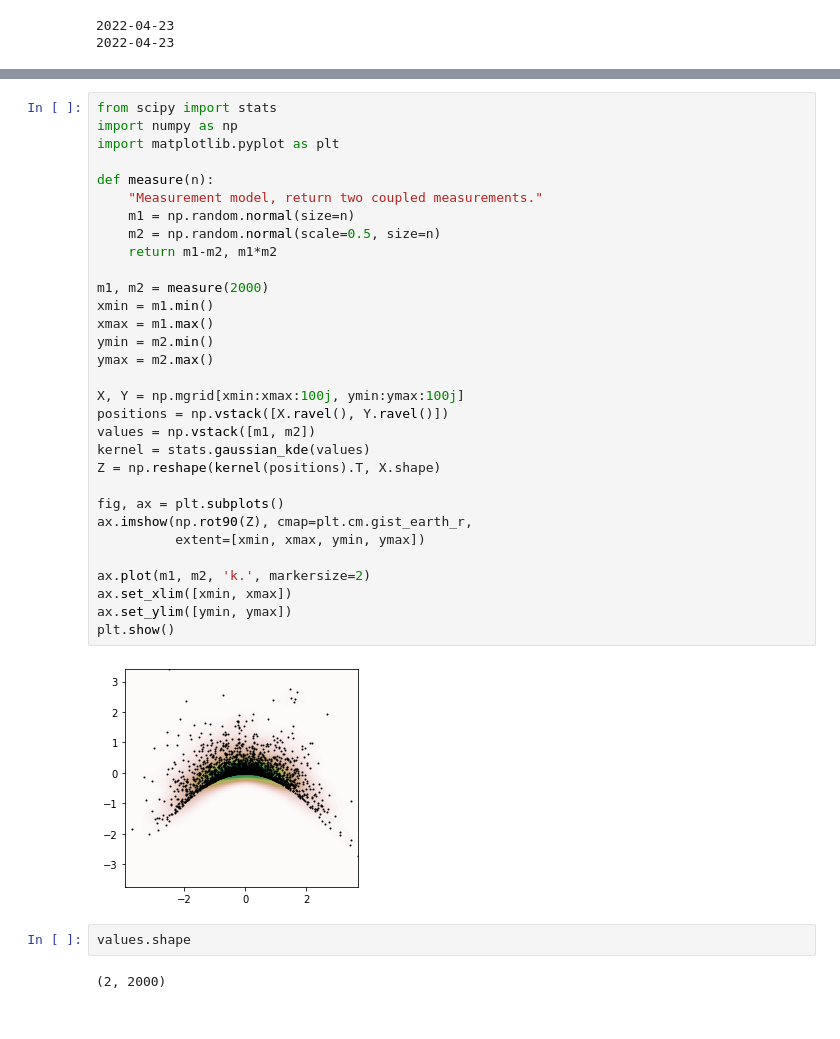
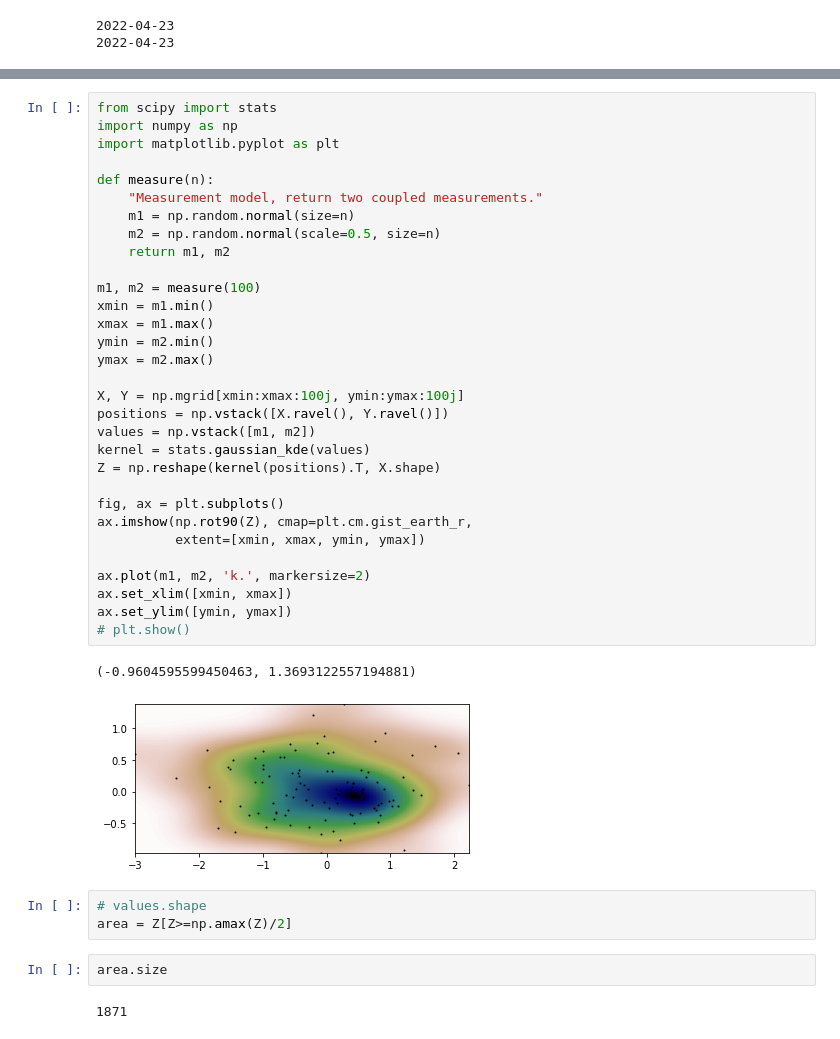
Before and after one commit to Damzo/Solar-Collector-App, a Jupyter notebook: testings.ipynb, the cells around one changed output, grey strips where cells are left out. Cells and saved outputs as stored; diff of their text form.

```diff
--- a/testings.ipynb
+++ b/testings.ipynb
@@ -139,37 +152,41 @@ plt.show()
 # %%
 from scipy import stats
 import numpy as np
 import matplotlib.pyplot as plt
 
 def measure(n):
     "Measurement model, return two coupled measurements."
     m1 = np.random.normal(size=n)
     m2 = np.random.normal(scale=0.5, size=n)
-    return m1-m2, m1*m2
+    return m1, m2
 
-m1, m2 = measure(2000)
+m1, m2 = measure(100)
 xmin = m1.min()
 xmax = m1.max()
 ymin = m2.min()
 ymax = m2.max()
 
 X, Y = np.mgrid[xmin:xmax:100j, ymin:ymax:100j]
 positions = np.vstack([X.ravel(), Y.ravel()])
 values = np.vstack([m1, m2])
 kernel = stats.gaussian_kde(values)
 Z = np.reshape(kernel(positions).T, X.shape)
 
 fig, ax = plt.subplots()
 ax.imshow(np.rot90(Z), cmap=plt.cm.gist_earth_r,
           extent=[xmin, xmax, ymin, ymax])
 
 ax.plot(m1, m2, 'k.', markersize=2)
 ax.set_xlim([xmin, xmax])
 ax.set_ylim([ymin, ymax])
-plt.show()
+# plt.show()
 # %% [output]
+(-0.9604595599450463, 1.3693122557194881)
-[figure, old version]
+[figure, new version]
 # %%
-values.shape
+# values.shape
+area = Z[Z>=np.amax(Z)/2]
-# %% [output]
-(2, 2000)
+# %%
+area.size
+# %% [output]
+1871
```
Also changed, not shown: parts of 3 cells of this notebook, 6 other files.
